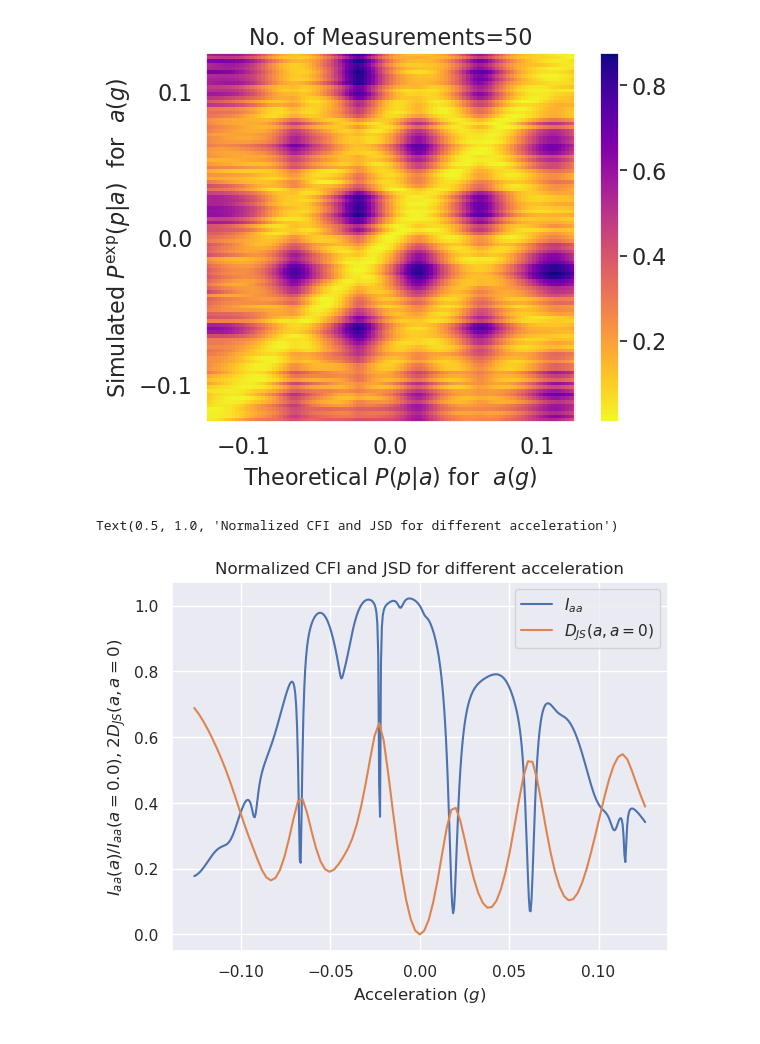
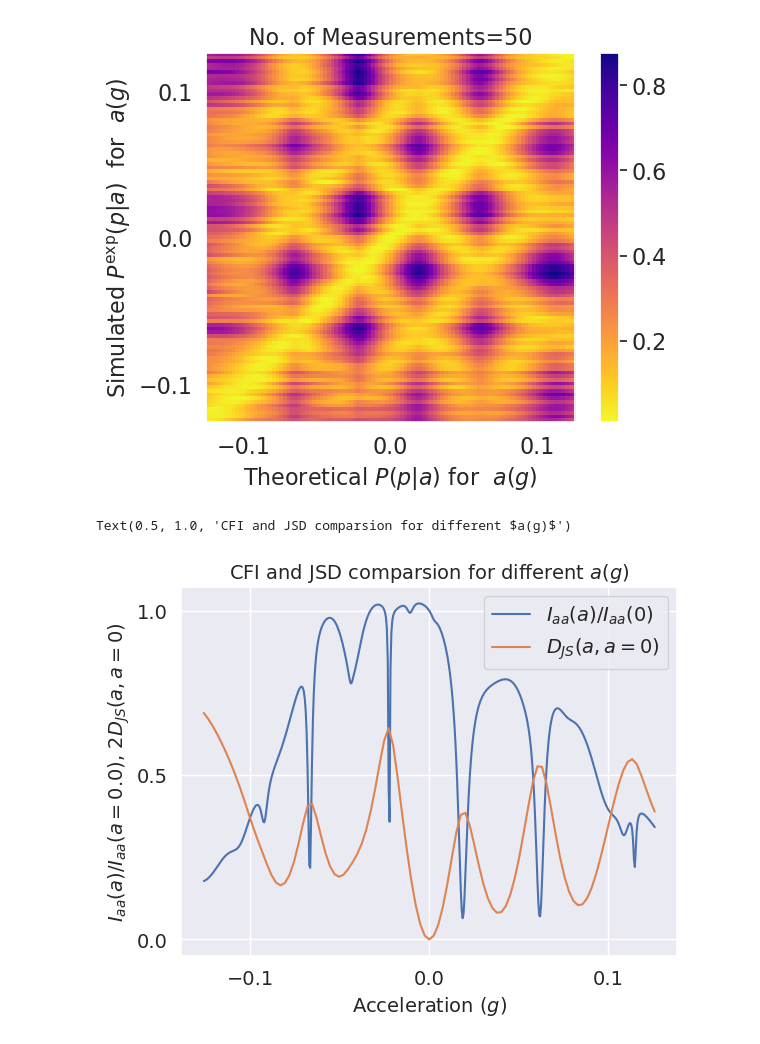
Before and after one commit to rootware/lattice_evolution, a Jupyter notebook: Python/Paper_Plots.ipynb, the cells around one changed output. Saved outputs shown, nothing was run; the diff lists cells and outputs as text; code cells hidden in the pictures.

```diff
--- a/Python/Paper_Plots.ipynb
+++ b/Python/Paper_Plots.ipynb
@@ -5,9 +5,9 @@ This notebook contains the same plots as other notebooks, but with formatting mo
 import numpy as np;
 import matplotlib.pyplot as plt;
 import matplotlib
-#import seaborn as sns;
-#import seaborn.objects as so;
+import seaborn as sns;
+import seaborn.objects as so;
 import Units
 from Units import g as g;
 from Units import accUnit as accUnit
-#sns.set_theme()
+sns.set_theme()
@@ -244,21 +249,37 @@ plt.savefig("expJS_acc_50measurements.png")
 # %%
 import seaborn as sns;
 import seaborn.objects as so;
 import Units
 from Units import g as g;
 from Units import accUnit as accUnit
 sns.set_theme()
 
+SMALL_SIZE = 14
+MEDIUM_SIZE = 14
+BIGGER_SIZE = 14
+
+plt.rc('font', size=SMALL_SIZE)          # controls default text sizes
+plt.rc('axes', titlesize=SMALL_SIZE)     # fontsize of the axes title
+plt.rc('axes', labelsize=MEDIUM_SIZE)    # fontsize of the x and y labels
+plt.rc('xtick', labelsize=SMALL_SIZE)    # fontsize of the tick labels
+plt.rc('ytick', labelsize=SMALL_SIZE)    # fontsize of the tick labels
+plt.rc('legend', fontsize=SMALL_SIZE)    # legend fontsize
+plt.rc('figure', titlesize=BIGGER_SIZE)  # fontsize of the figure title
+
+plt.locator_params(axis='both', nbins=3)
+yticks = ticker.MaxNLocator(3)
+yticks = ticker.MaxNLocator(3)
+
 cfi_data = np.loadtxt("../Data/Rust_Runs/testing_cfi/test.txt")
 cfi_data  = cfi_data[ np.lexsort((cfi_data[:,1],cfi_data[:,0])) ]
 
-plt.plot(cfi_data[:,2]*(accUnit/g), cfi_data[:,4]/cfi_data[250,4], label="$I_{aa}$")
+plt.plot(cfi_data[:,2]*(accUnit/g), cfi_data[:,4]/cfi_data[250,4], label="$I_{aa}(a)/I_{aa}(0)$")
 plt.plot(AList*Units.accUnit/Units.g, 2*JSDivergenceMatrix[50,:], label="$D_{JS}(a,a=0)$")
 plt.ylabel("$I_{aa}(a)/I_{aa}(a=0.0)$, $2D_{JS}(a,a=0)$")
 plt.xlabel("Acceleration $(g)$")
 plt.legend()
 #plt.title("$I_{aa}(a)/I_{aa}(0)$ and $2D_{JS}(a,a=0)$")
-plt.title("Normalized CFI and JSD for different acceleration")
+plt.title("CFI and JSD comparsion for different $a(g)$")
 # %% [output]
-Text(0.5, 1.0, 'Normalized CFI and JSD for different acceleration')
+Text(0.5, 1.0, 'CFI and JSD comparsion for different $a(g)$')
-[figure, old version]
+[figure, new version]
```
Also changed, not shown: parts of 9 cells of this notebook, 4 other files.
